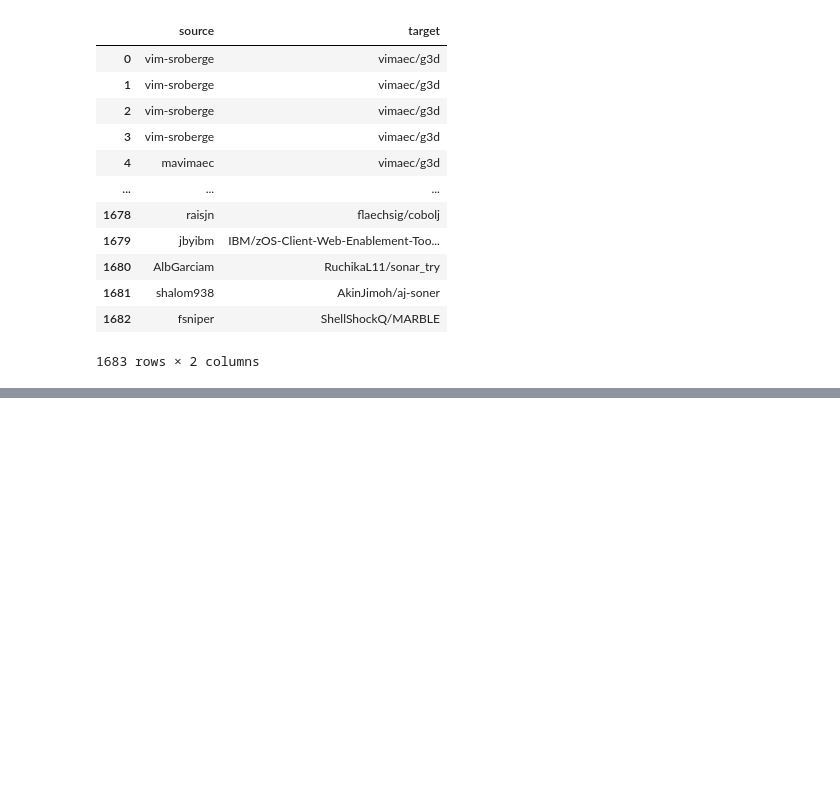
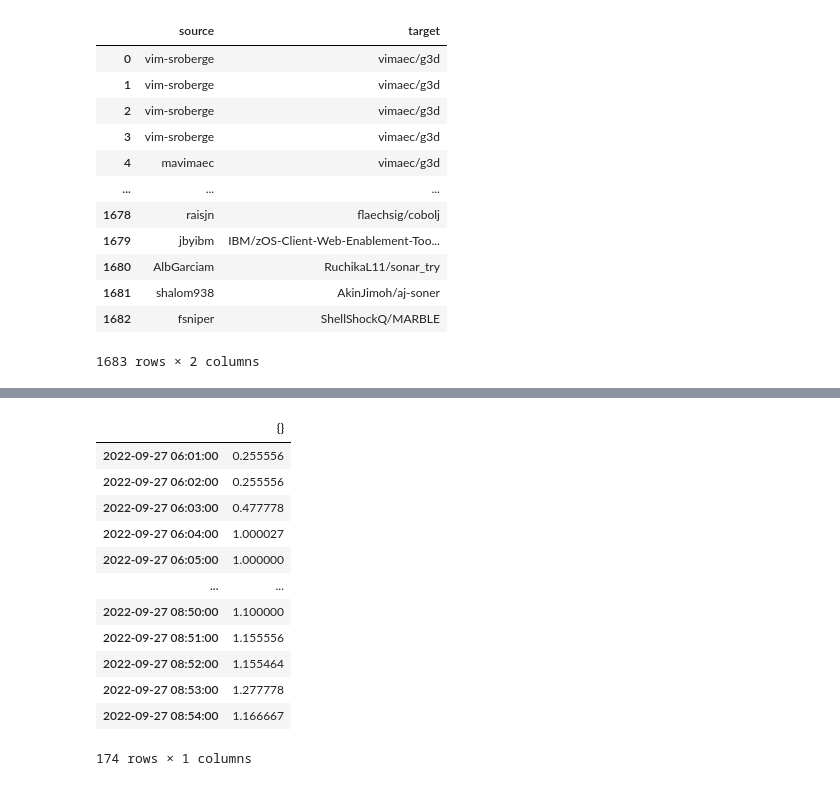
Before and after one commit to fzanart/Socialz, a Jupyter notebook: Frame.ipynb, the cells around one changed output, grey strips where cells are left out. Saved outputs shown, nothing was run; the diff lists cells and outputs as text; code cells hidden in the pictures; blank space fills up the shorter version.

```diff
--- a/Frame.ipynb
+++ b/Frame.ipynb
@@ -64,7 +108,21 @@ p.query_range(req_query, init_time, end_time ,'15m')
 # %%
 # Memory utilization
-req_quer = 'clamp_min(clamp_max(1 -((node_memory_MemFree_bytes{instance=~"localhost:9100"} + node_memory_Buffers_bytes{instance=~"localhost:9100"} + node_memory_Cached_bytes{instance=~"localhost:9100"}))/node_memory_MemTotal_bytes{instance=~"localhost:9100"},1),0)'
-p.query_range(req_query, init_time, end_time ,'15m')
+req_quer = 'clamp_min(clamp_max(1 -((node_memory_MemFree_bytes{instance=~"localhost:9100"}+node_memory_Buffers_bytes{instance=~"localhost:9100"} +node_memory_Cached_bytes{instance=~"localhost:9100"}))/node_memory_MemTotal_bytes{instance=~"localhost:9100"},1),0)'
+p.query_range(req_query, init_time, end_time ,'1m')
+# %% [output]
+|  | {} |
+| 2022-09-27 06:01:00 | 0.255556 |
+| 2022-09-27 06:02:00 | 0.255556 |
+| 2022-09-27 06:03:00 | 0.477778 |
+| 2022-09-27 06:04:00 | 1.000027 |
+| 2022-09-27 06:05:00 | 1.000000 |
+| ... | ... |
+| 2022-09-27 08:50:00 | 1.100000 |
+| 2022-09-27 08:51:00 | 1.155556 |
+| 2022-09-27 08:52:00 | 1.155464 |
+| 2022-09-27 08:53:00 | 1.277778 |
+| 2022-09-27 08:54:00 | 1.166667 |
+174 rows × 1 columns
 # %%
 # Error rates
 req_query = 'max(max_over_time(gitlab_sli:gitlab_component_errors:ratio[1m])) by (job)'
```
Also changed, not shown: parts of 7 cells of this notebook.
